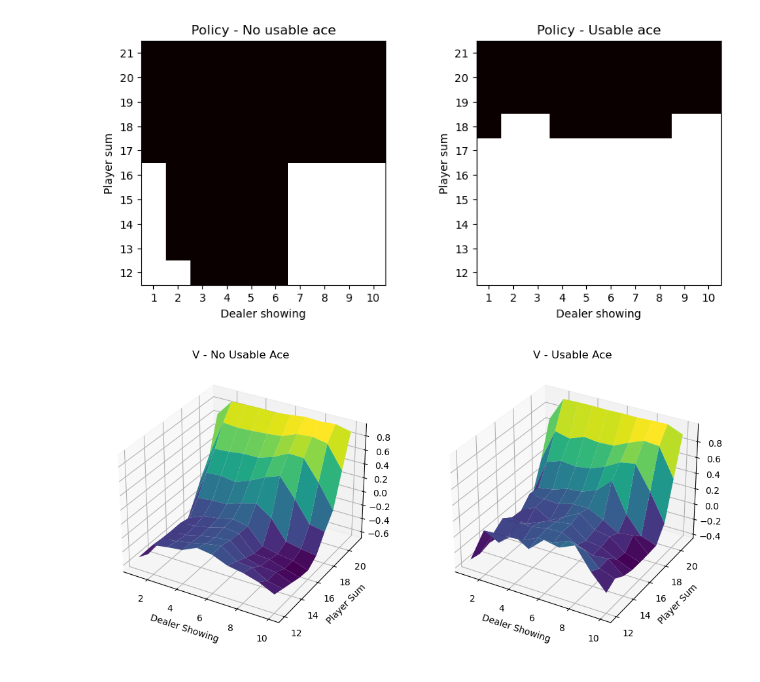
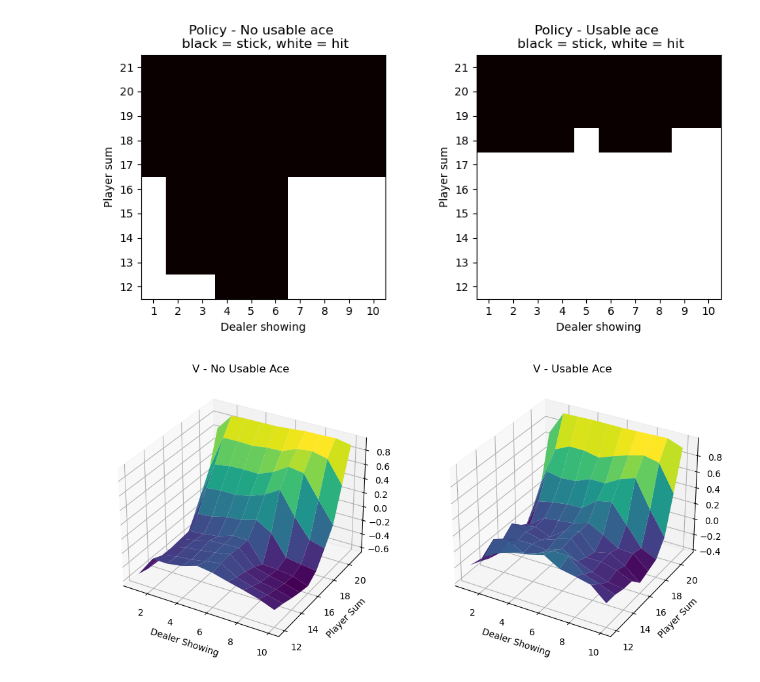
Before and after one commit to Greathoney/fundamental_RL_code, a Jupyter notebook: ch5/example5-3.ipynb, the cells around one changed output. Cells and saved outputs as stored; diff of their text form; code cells hidden in the pictures.

```diff
--- a/ch5/example5-3.ipynb
+++ b/ch5/example5-3.ipynb
@@ -10,7 +10,7 @@ pi = np.zeros((10, 10, 2), dtype=int)
 Q = np.zeros((10, 10, 2, 2))
 N = np.zeros((10, 10, 2, 2))
 
-episodes = 500000
+episodes = 800000
 # %%
 FIRST_VISIT = True
 
@@ -49,29 +49,29 @@ for episode in range(episodes):
 # %%
 fig, ax = plt.subplots(1, 2, figsize=(10, 4))
 
 ax[0].imshow(pi[:, :, 0], cmap='hot', interpolation='nearest')
-ax[0].set_title('Policy - No usable ace')
+ax[0].set_title('Policy - No usable ace \n black = stick, white = hit')
 ax[0].set_xlabel('Dealer showing')
 ax[0].set_ylabel('Player sum')
 ax[0].set_xticks(range(10))
 ax[0].set_xticklabels(range(1, 11))
 ax[0].set_yticks(range(10))
 ax[0].set_yticklabels(range(12, 22))
 ax[0].invert_yaxis()
 
 ax[1].imshow(pi[:, :, 1], cmap='hot', interpolation='nearest')
-ax[1].set_title('Policy - Usable ace')
+ax[1].set_title('Policy - Usable ace \n black = stick, white = hit')
 ax[1].set_xlabel('Dealer showing')
 ax[1].set_ylabel('Player sum')
 ax[1].set_xticks(range(10))
 ax[1].set_xticklabels(range(1, 11))
 ax[1].set_yticks(range(10))
 ax[1].set_yticklabels(range(12, 22))
 ax[1].invert_yaxis()
 
 plt.show()
 # %% [output]
-[figure, old version]
+[figure, new version]
 # %%
 fig, ax = plt.subplots(1, 2, subplot_kw={'projection': '3d'}, figsize=(12, 6))
 x = range(1, 11)
@@ -91,4 +91,4 @@ ax[1].set_ylabel('Player Sum')
 
 plt.show()
 # %% [output]
-[figure, old version]
+[figure, new version]
```
